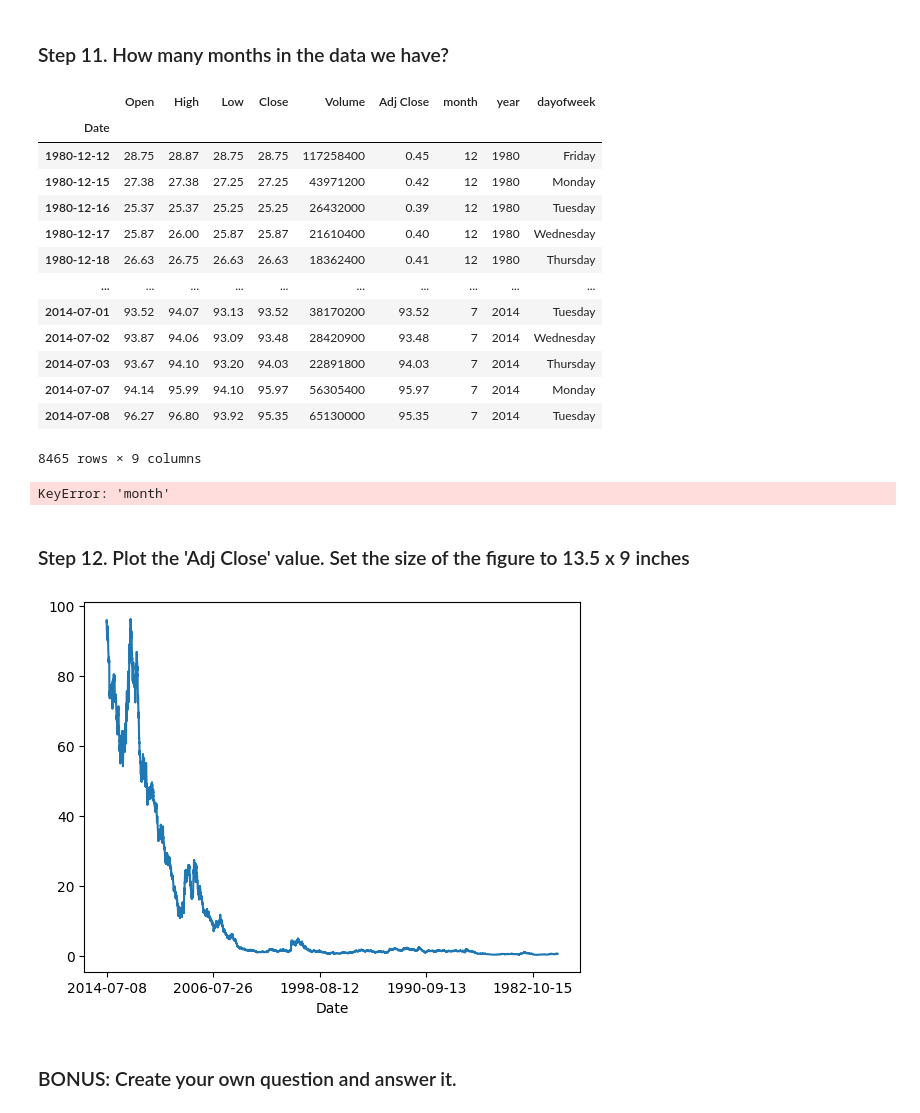
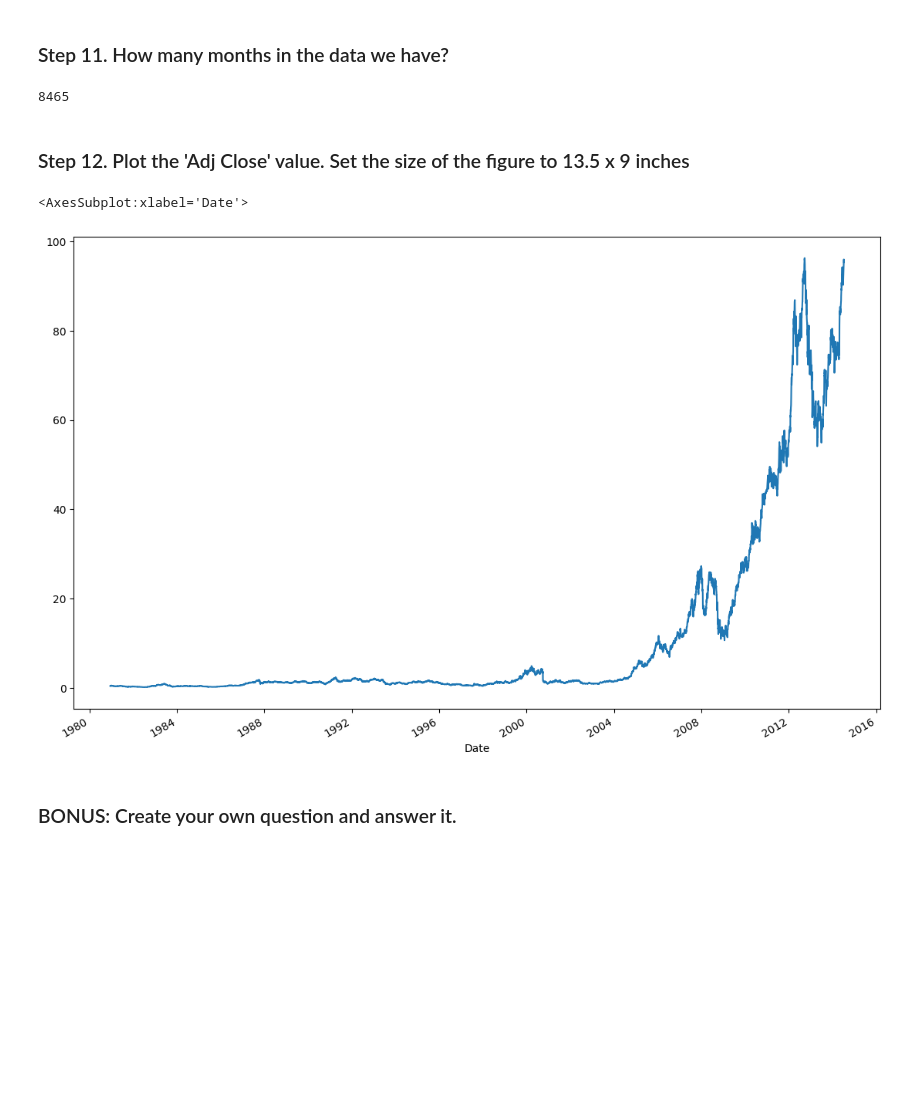
Before and after one commit to RocioRuizGonzalez/DataScience-BootcampTheBridge, a Jupyter notebook: 2-Data Analysis/2-Pandas/Ejercicios/11_TimeSeries/Ejercicio Apple.ipynb, the cells around one changed output. Drawn from its saved outputs; the diff is of its cells as text; code cells hidden in the pictures; blank space fills up the shorter version.

Commit message:
visualizacion

```diff
--- a/2-Data Analysis/2-Pandas/Ejercicios/11_TimeSeries/Ejercicio Apple.ipynb
+++ b/2-Data Analysis/2-Pandas/Ejercicios/11_TimeSeries/Ejercicio Apple.ipynb
@@ -44,9 +55,7 @@ dtype: object
-# %%
-df.set_index(df['Date'],inplace = True)
 # %% [markdown]
 ### Step 6.  Set the date as the index
 # %%
-df=pd.read_csv(url, index_col="Date")
+df=df.set_index("Date")
 df.head()
 # %% [output]
 |  | Open | High | Low | Close | Volume | Adj Close |
@@ -61,2 +74,5 @@ df.head()
 # %% [markdown]
 ### Step 8.  Ops...it seems the index is from the most recent date. Make the first entry the oldest date.
+# %%
+df = df.sort_values(by=['Date'], ascending=[True])
+df
@@ -71,3 +102,13 @@ Index(['Friday', 'Monday', 'Tuesday', 'Wednesday', 'Thursday', 'Friday',
       dtype='object', name='Date', length=8465)
 # %% [markdown]
 ### Step 9. Get the last business day of each month
+# %%
+from pandas.tseries.offsets import BMonthEnd
+from datetime import date
+
+offset = BMonthEnd()
+offset.rollforward(d)
+
+df['LastBusinessDay'] = (df.index + pd.offsets.BMonthEnd(0))
+
+df.head(50)
@@ -113,32 +173,16 @@ df.asfreq('BM')
 # %% [markdown]
 ### Step 11.  How many months in the data we have?
-# %%
-df
-# %% [output]
-|  | Open | High | Low | Close | Volume | Adj Close | month | year | dayofweek |
-| Date |  |  |  |  |  |  |  |  |  |
-| 1980-12-12 | 28.75 | 28.87 | 28.75 | 28.75 | 117258400 | 0.45 | 12 | 1980 | Friday |
-| 1980-12-15 | 27.38 | 27.38 | 27.25 | 27.25 | 43971200 | 0.42 | 12 | 1980 | Monday |
-| 1980-12-16 | 25.37 | 25.37 | 25.25 | 25.25 | 26432000 | 0.39 | 12 | 1980 | Tuesday |
-| 1980-12-17 | 25.87 | 26.00 | 25.87 | 25.87 | 21610400 | 0.40 | 12 | 1980 | Wednesday |
-| 1980-12-18 | 26.63 | 26.75 | 26.63 | 26.63 | 18362400 | 0.41 | 12 | 1980 | Thursday |
-| ... | ... | ... | ... | ... | ... | ... | ... | ... | ... |
-| 2014-07-01 | 93.52 | 94.07 | 93.13 | 93.52 | 38170200 | 93.52 | 7 | 2014 | Tuesday |
-| 2014-07-02 | 93.87 | 94.06 | 93.09 | 93.48 | 28420900 | 93.48 | 7 | 2014 | Wednesday |
-| 2014-07-03 | 93.67 | 94.10 | 93.20 | 94.03 | 22891800 | 94.03 | 7 | 2014 | Thursday |
-| 2014-07-07 | 94.14 | 95.99 | 94.10 | 95.97 | 56305400 | 95.97 | 7 | 2014 | Monday |
-| 2014-07-08 | 96.27 | 96.80 | 93.92 | 95.35 | 65130000 | 95.35 | 7 | 2014 | Tuesday |
-8465 rows × 9 columns
-# %%
-df["month"].unique
-# %% [output]
-KeyError: 'month'
+# %%
+len(df.index.month)
+# %% [output]
+8465
 # %% [markdown]
 ### Step 12. Plot the 'Adj Close' value. Set the size of the figure to 13.5 x 9 inches
 # %%
 Adj_Close=df["Adj Close"]
-Adj_Close.plot();
+Adj_Close.plot(figsize=(13.5,9))
 # %% [output]
+<AxesSubplot:xlabel='Date'>
-[figure, old version]
+[figure, new version]
 # %% [markdown]
 ### BONUS: Create your own question and answer it.
```
Also changed, not shown: parts of 11 cells of this notebook, 15 other files.
